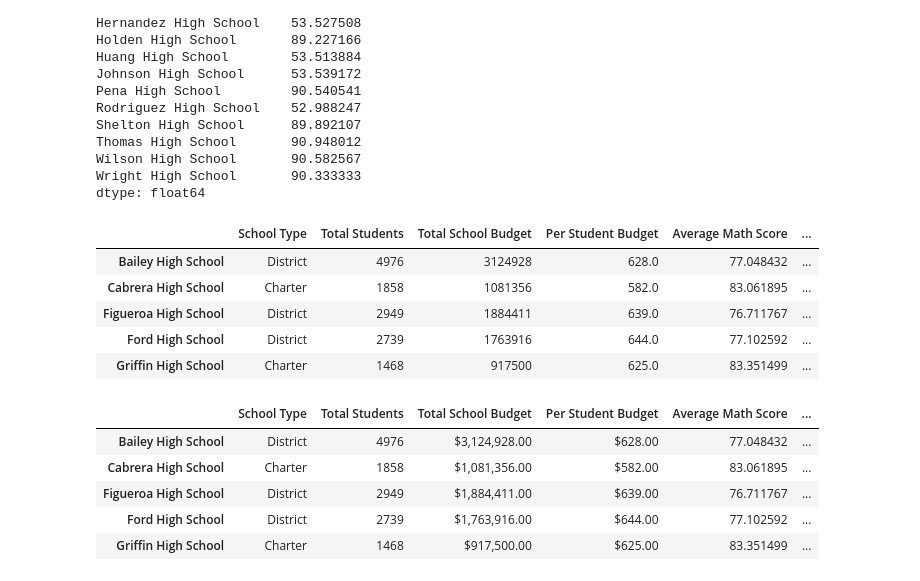
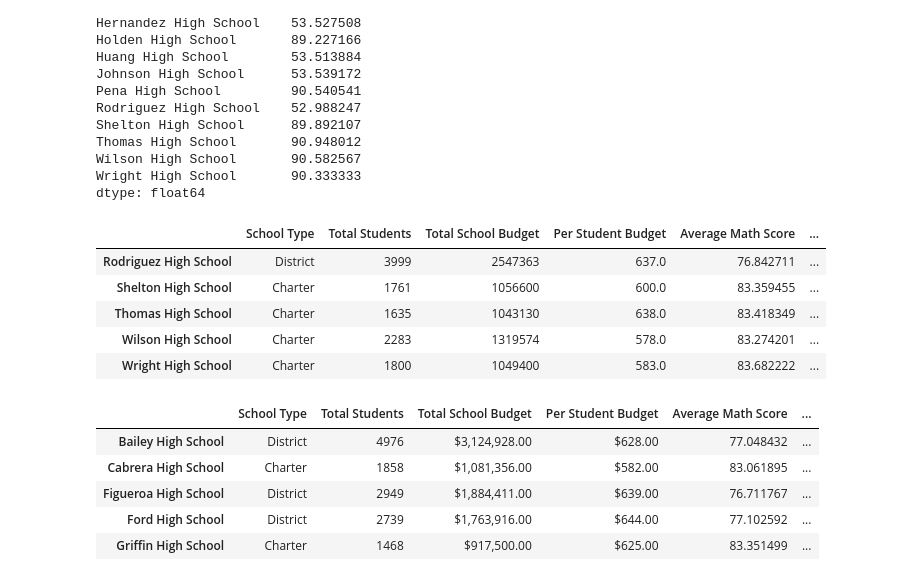
Before and after one commit to andrealynn8201/School_District_Analysis, a Jupyter notebook: PyCitySchools_Challenge_testing.ipynb, the cells around one changed output. Saved outputs shown, nothing was run; the diff lists cells and outputs as text; code cells hidden in the pictures.

```diff
--- a/PyCitySchools_Challenge_testing.ipynb
+++ b/PyCitySchools_Challenge_testing.ipynb
@@ -1332,24 +1347,24 @@ dtype: float64
 # %%
 # Adding a list of values with keys to create a new DataFrame.
 
 per_school_summary_df = pd.DataFrame({
              "School Type": per_school_types,
              "Total Students": per_school_counts,
              "Total School Budget": per_school_budget,
              "Per Student Budget": per_school_capita,
              "Average Math Score": per_school_math,
            "Average Reading Score": per_school_reading,
            "% Passing Math": per_school_passing_math,
            "% Passing Reading": per_school_passing_reading,
            "% Overall Passing": per_overall_passing_percentage})
-per_school_summary_df.head()
+per_school_summary_df.tail()
 # %% [output]
 |  | School Type | Total Students | Total School Budget | Per Student Budget | Average Math Score | ... |
-| Bailey High School | District | 4976 | 3124928 | 628.0 | 77.048432 | ... |
-| Cabrera High School | Charter | 1858 | 1081356 | 582.0 | 83.061895 | ... |
-| Figueroa High School | District | 2949 | 1884411 | 639.0 | 76.711767 | ... |
-| Ford High School | District | 2739 | 1763916 | 644.0 | 77.102592 | ... |
-| Griffin High School | Charter | 1468 | 917500 | 625.0 | 83.351499 | ... |
+| Rodriguez High School | District | 3999 | 2547363 | 637.0 | 76.842711 | ... |
+| Shelton High School | Charter | 1761 | 1056600 | 600.0 | 83.359455 | ... |
+| Thomas High School | Charter | 1635 | 1043130 | 638.0 | 83.418349 | ... |
+| Wilson High School | Charter | 2283 | 1319574 | 578.0 | 83.274201 | ... |
+| Wright High School | Charter | 1800 | 1049400 | 583.0 | 83.682222 | ... |
 # %%
 # Format the Total School Budget and the Per Student Budget columns.
 per_school_summary_df["Total School Budget"] = per_school_summary_df["Total School Budget"].map("${:,.2f}".format)
```
Also changed, not shown: parts of 4 cells of this notebook, 4 other files.
